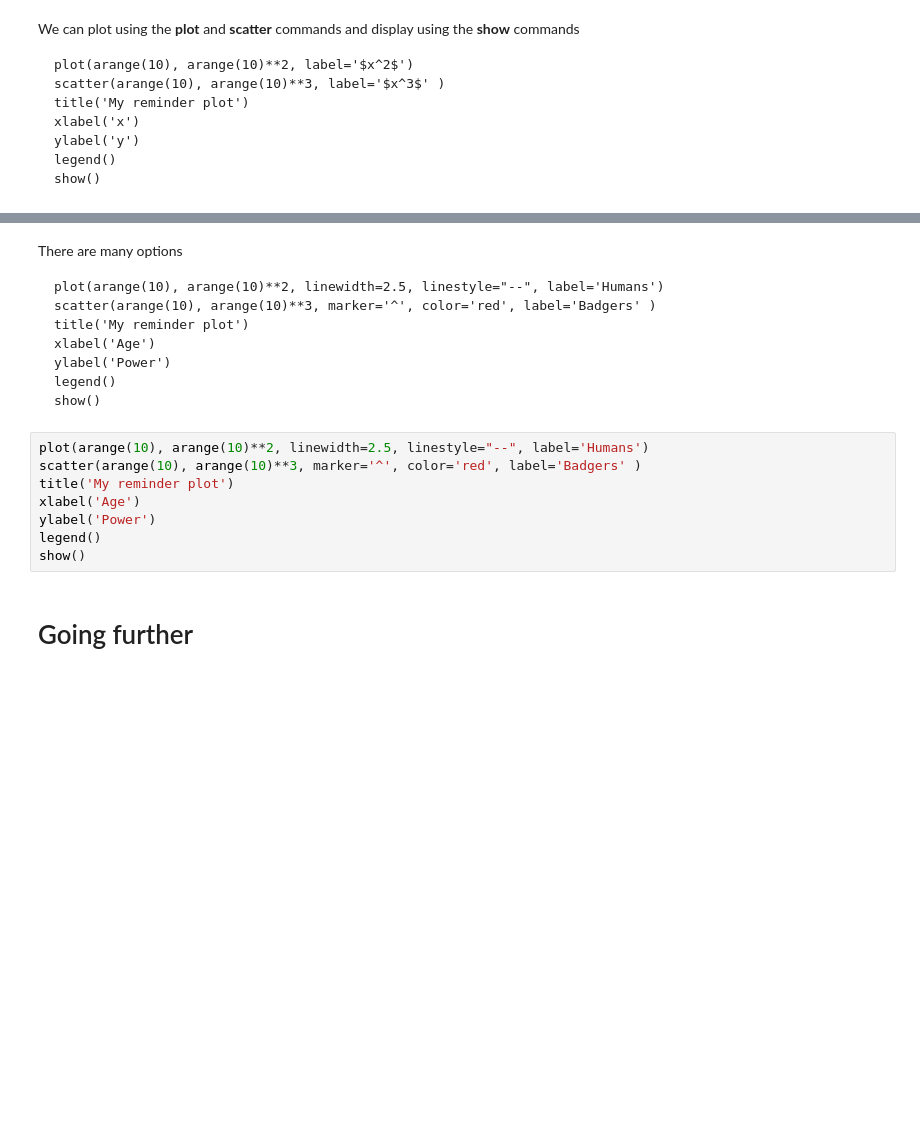
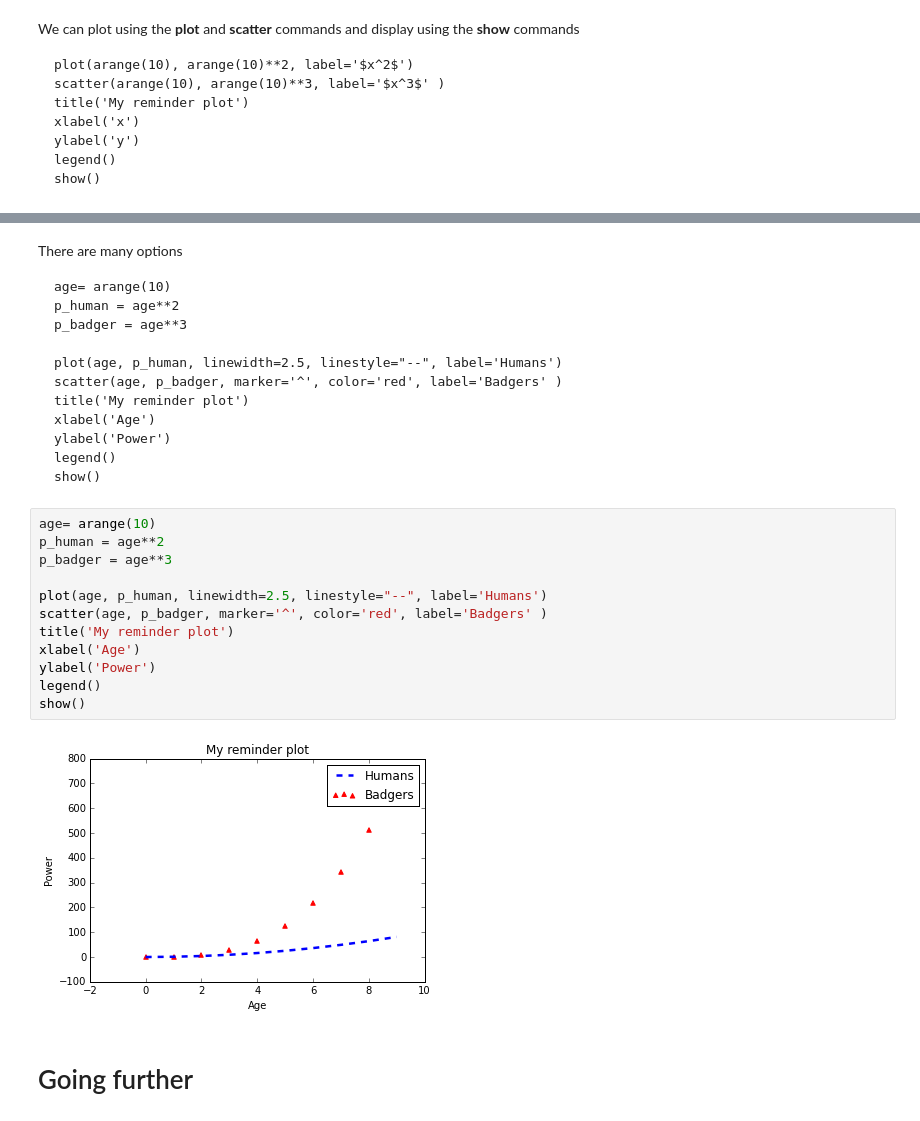
Before and after one commit to Clyde-fare/Imperial_Chem_Python, a Jupyter notebook: C_Y1/workshop2/Workshop 2.ipynb, the cells around one changed output, grey strips where cells are left out. Cells and saved outputs as stored; diff of their text form; blank space fills up the shorter version.

```diff
--- a/C_Y1/workshop2/Workshop 2.ipynb
+++ b/C_Y1/workshop2/Workshop 2.ipynb
@@ -142,20 +169,30 @@ show()
 # %% [markdown]
 There are many options
 
-    plot(arange(10), arange(10)**2, linewidth=2.5, linestyle="--", label='Humans')
-    scatter(arange(10), arange(10)**3, marker='^', color='red', label='Badgers' )
+    age= arange(10)
+    p_human = age**2
+    p_badger = age**3
+
+    plot(age, p_human, linewidth=2.5, linestyle="--", label='Humans')
+    scatter(age, p_badger, marker='^', color='red', label='Badgers' )
     title('My reminder plot')
     xlabel('Age')
     ylabel('Power')
     legend()
     show()
 # %%
-plot(arange(10), arange(10)**2, linewidth=2.5, linestyle="--", label='Humans')
-scatter(arange(10), arange(10)**3, marker='^', color='red', label='Badgers' )
+age= arange(10)
+p_human = age**2
+p_badger = age**3
+
+plot(age, p_human, linewidth=2.5, linestyle="--", label='Humans')
+scatter(age, p_badger, marker='^', color='red', label='Badgers' )
 title('My reminder plot')
 xlabel('Age')
 ylabel('Power')
 legend()
 show()
+# %% [output]
+[figure, added]
 # %% [markdown]
 # Going further
```
Also changed, not shown: parts of 95 cells of this notebook.
